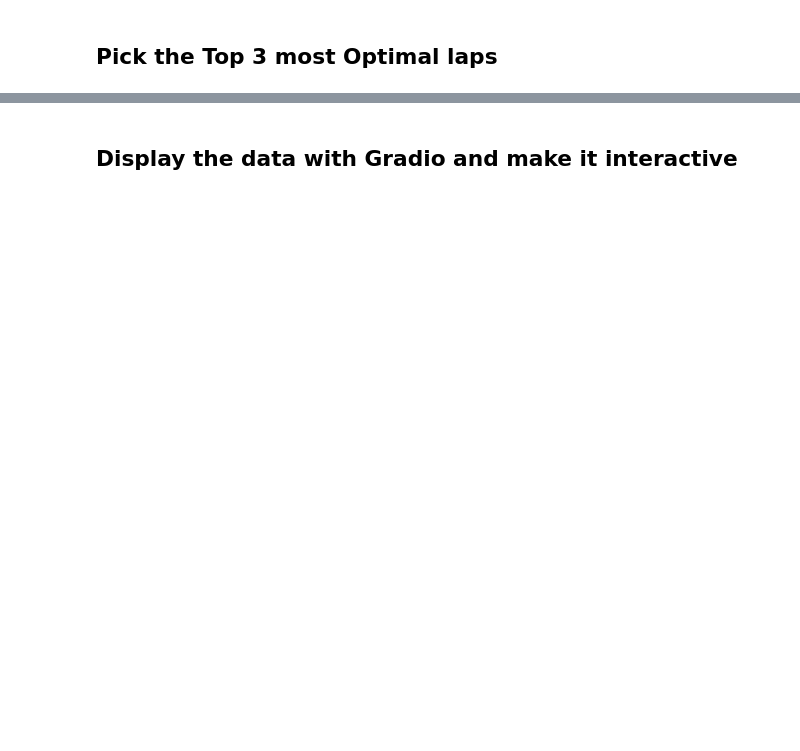
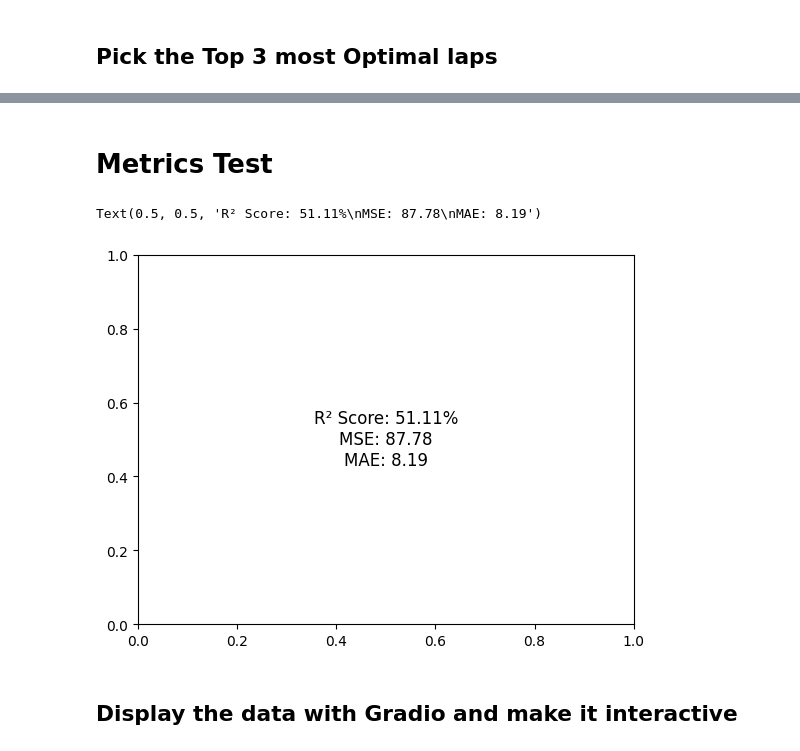
Before and after one commit to adhenzmiranda/Pitstop-ML-Prediction-with-2024-Data, a Jupyter notebook: optimal_pit_strat_main.ipynb, the cells around one changed output, grey strips where cells are left out. Drawn from its saved outputs; the diff is of its cells as text; code cells hidden in the pictures; blank space fills up the shorter version.

```diff
--- a/optimal_pit_strat_main.ipynb
+++ b/optimal_pit_strat_main.ipynb
@@ -219,2 +234,10 @@ plt.show()
+# %% [markdown]
+# Metrics Test
+# %%
+plt.text(0.5, 0.5, f'R² Score: {r2*100:.2f}%\nMSE: {mse:.2f}\nMAE: {mae:.2f}',
+            horizontalalignment='center', verticalalignment='center', fontsize=12)
+# %% [output]
+Text(0.5, 0.5, 'R² Score: 51.11%\nMSE: 87.78\nMAE: 8.19')
+[figure, added]
 # %% [markdown]
 ## Display the data with Gradio and make it interactive
```
Also changed, not shown: parts of 15 cells of this notebook, 2 other files.
